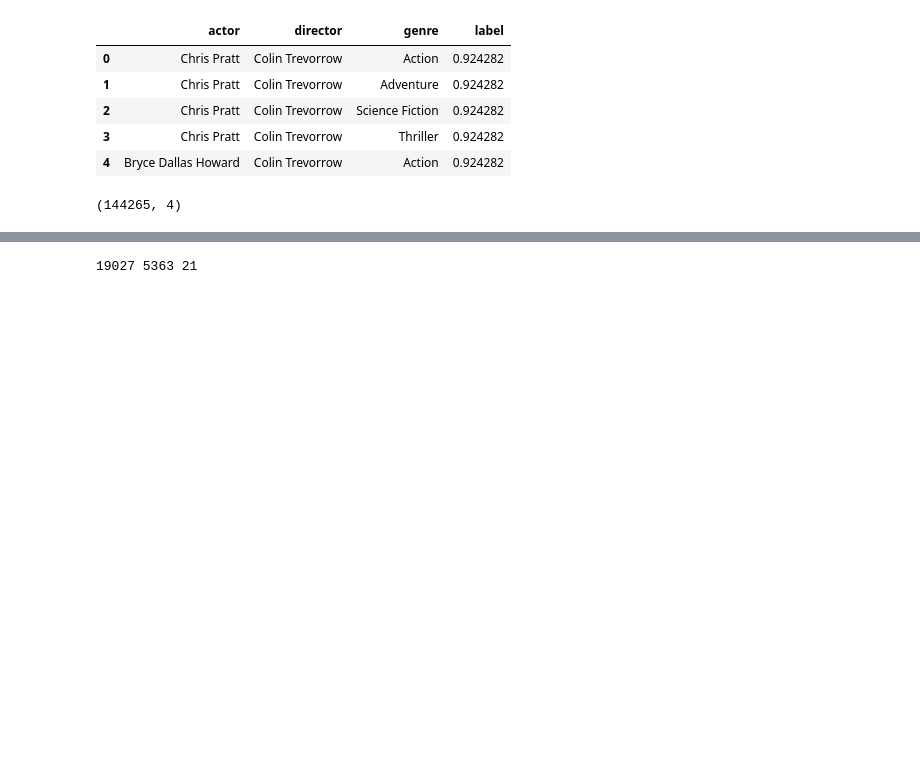
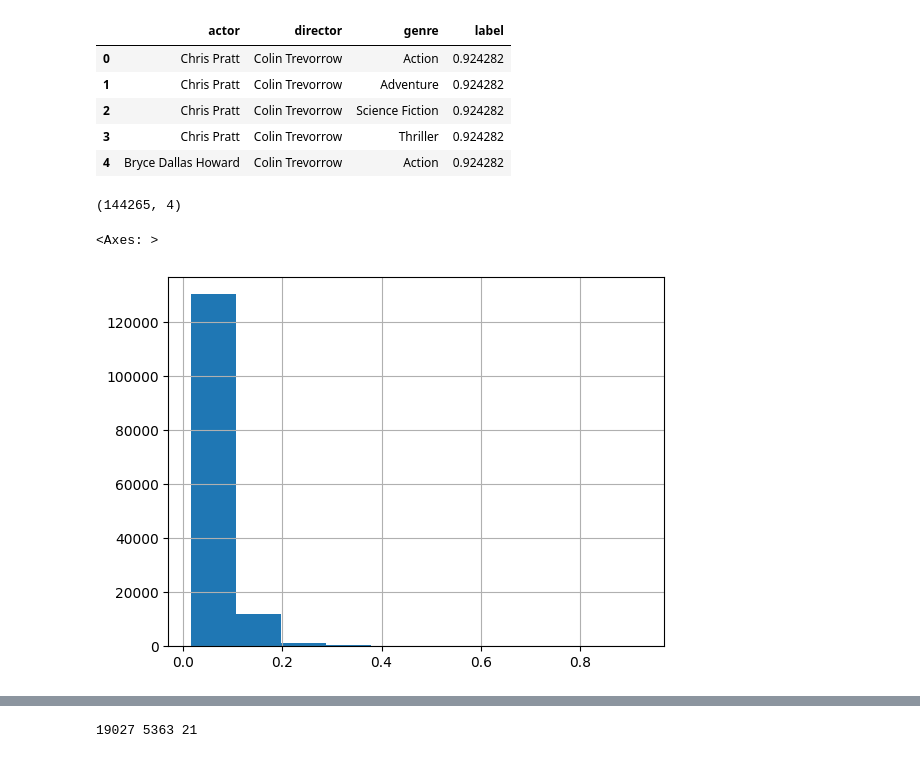
Before and after one commit to Entro01/ML, a Jupyter notebook: hit-or-flop.ipynb, the cells around one changed output, grey strips where cells are left out. Drawn from its saved outputs; the diff is of its cells as text; code cells hidden in the pictures; blank space fills up the shorter version.

```diff
--- a/hit-or-flop.ipynb
+++ b/hit-or-flop.ipynb
@@ -273,3 +273,8 @@ df.to_csv('output.csv', index=False)
 df.shape
 # %% [output]
 (144265, 4)
+# %%
+df['label'].hist()
+# %% [output]
+<Axes: >
+[figure, added]
```
Also changed, not shown: parts of 7 cells of this notebook.
